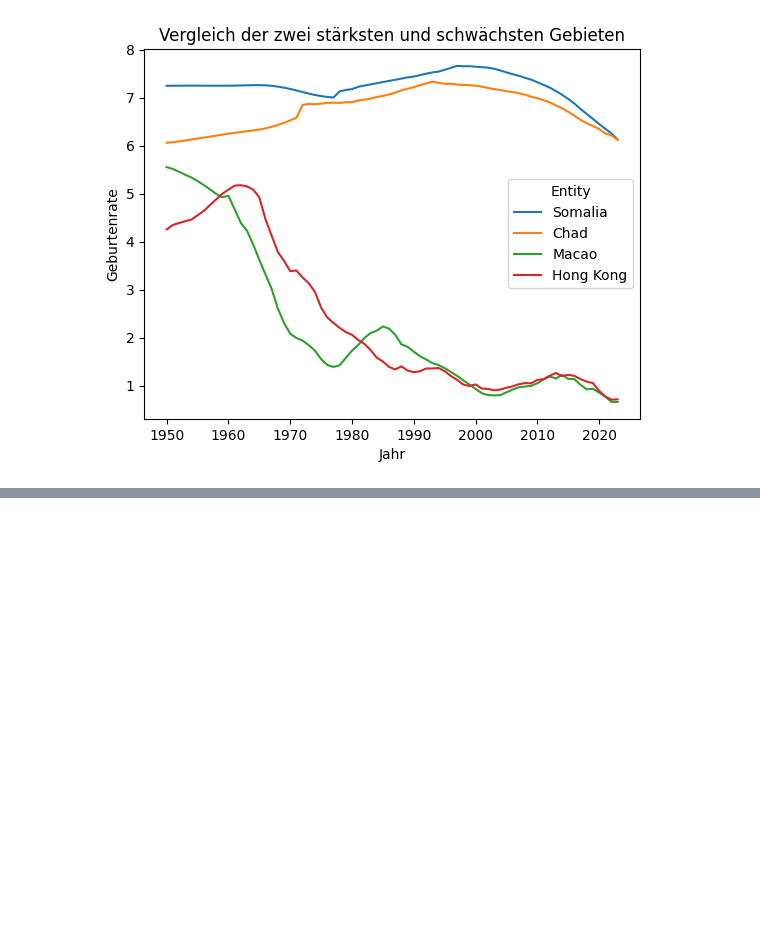
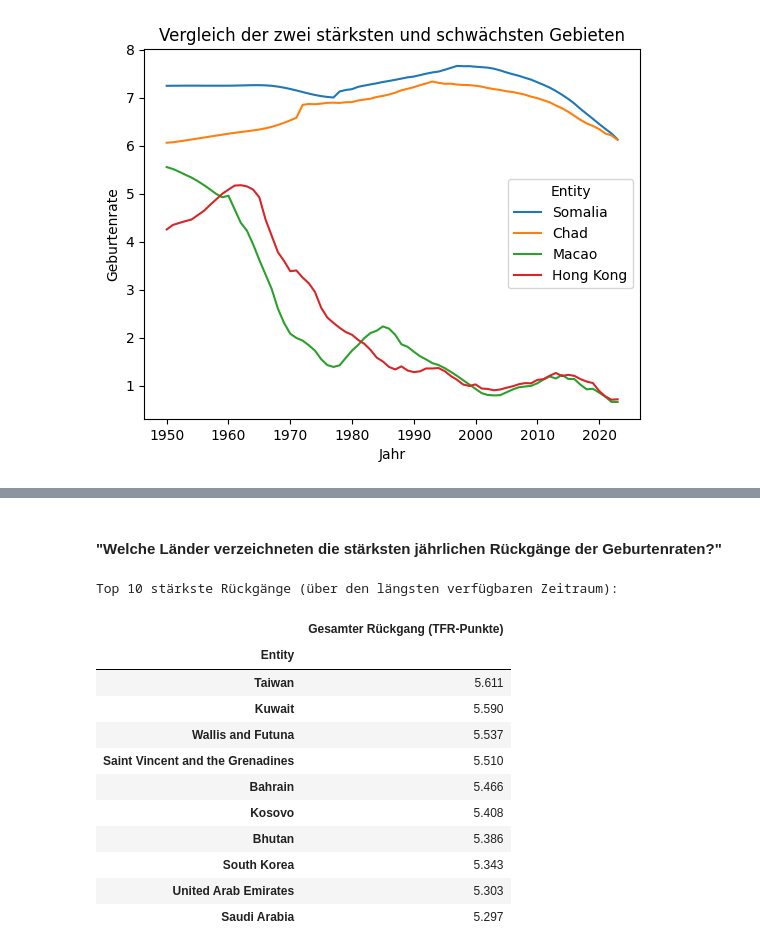
Before and after one commit to MarisaSt/BMLD-Inf1-PyLN, a Jupyter notebook: Grundgerüst.ipynb, the cells around one changed output, grey strips where cells are left out. Saved outputs shown, nothing was run; the diff lists cells and outputs as text; code cells hidden in the pictures; blank space fills up the shorter version.

```diff
--- a/Grundgerüst.ipynb
+++ b/Grundgerüst.ipynb
@@ -203,3 +207,30 @@ plt.show()
 - Beschreiben der Beobachtungen
 - Interpretation der Resultate (Hypothesen zu den Resultaten)
 - Untermauern der Interpretation mittels Hinweise zur Literatur (Mögliche Zusammenhänge aufzeigen).
+# %% [markdown]
+#### "Welche Länder verzeichneten die stärksten jährlichen Rückgänge der Geburtenraten?"
+# %%
+import pandas as pd
+import matplotlib.pyplot as plt
+df_pivot_asc = df_pivot.sort_index(ascending=True)
+start_rate = df_pivot_asc.iloc[0]
+end_rate = df_pivot_asc.iloc[-1]
+total_change_all_periods = end_rate - start_rate
+strongest_declines = (total_change_all_periods * -1).sort_values(ascending=False).head(10)
+result_df_new = pd.DataFrame(strongest_declines).rename(columns={0: 'Gesamter Rückgang (TFR-Punkte)'})
+print("Top 10 stärkste Rückgänge (über den längsten verfügbaren Zeitraum):")
+result_df_new
+# %% [output]
+Top 10 stärkste Rückgänge (über den längsten verfügbaren Zeitraum):
+|  | Gesamter Rückgang (TFR-Punkte) |
+| Entity |  |
+| Taiwan | 5.611 |
+| Kuwait | 5.590 |
+| Wallis and Futuna | 5.537 |
+| Saint Vincent and the Grenadines | 5.510 |
+| Bahrain | 5.466 |
+| Kosovo | 5.408 |
+| Bhutan | 5.386 |
+| South Korea | 5.343 |
+| United Arab Emirates | 5.303 |
+| Saudi Arabia | 5.297 |
```
Also changed, not shown: parts of 6 cells of this notebook.
